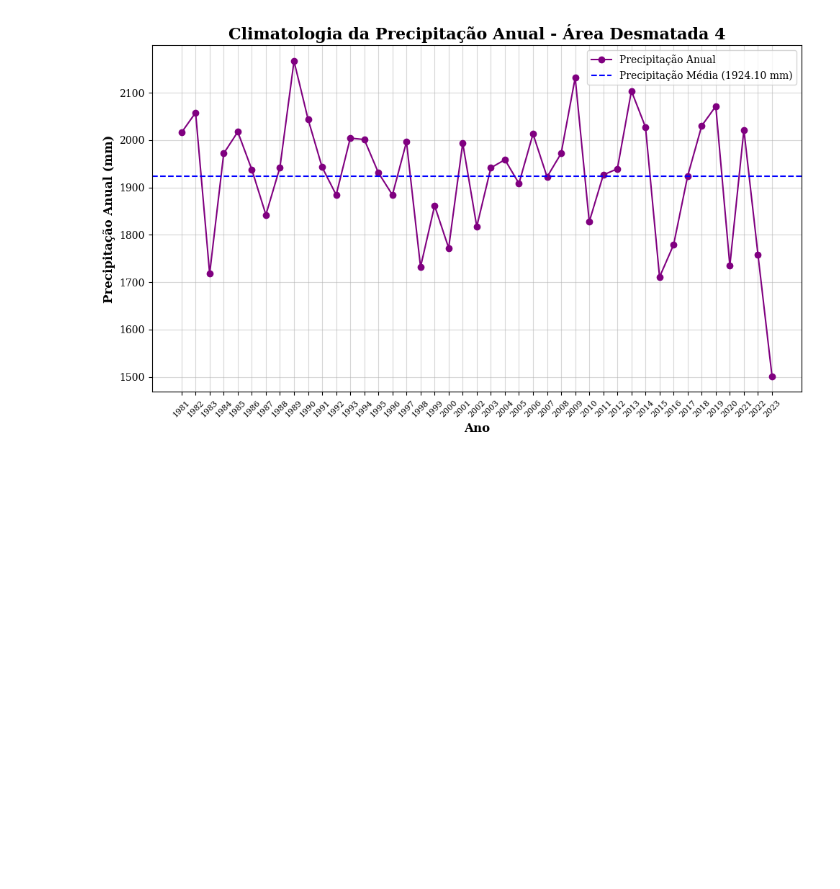
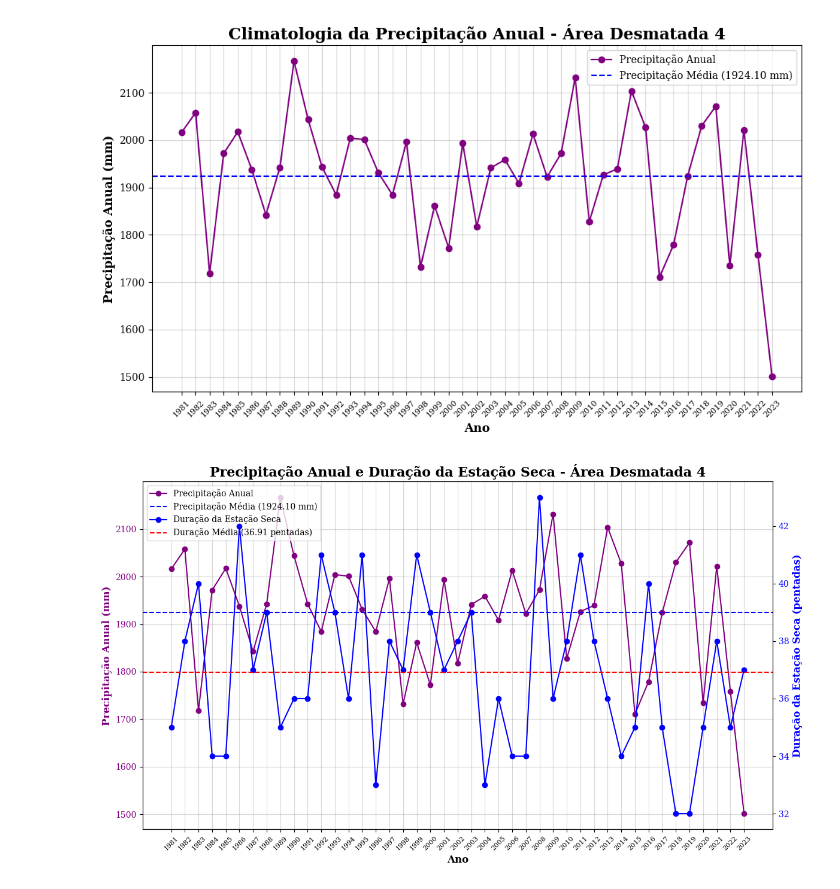
Before and after one commit to TalitaVentura16/calculo_climatologia, a Jupyter notebook: estudoEstacaoSeca/Calculos/estacao_seca_areaDesmatada4.ipynb, the cells around one changed output. Cells and saved outputs as stored; diff of their text form; code cells hidden in the pictures; blank space fills up the shorter version.

```diff
--- a/estudoEstacaoSeca/Calculos/estacao_seca_areaDesmatada4.ipynb
+++ b/estudoEstacaoSeca/Calculos/estacao_seca_areaDesmatada4.ipynb
@@ -461,3 +461,57 @@ def plot_precipitation_trend(precipitation_df):
 plot_precipitation_trend(precipitation_df)
 # %% [output]
 [figure]
+# %%
+import matplotlib.pyplot as plt
+
+# Função para combinar os gráficos de precipitação e duração da estação seca
+def plot_combined_trend(precipitation_df, season_df):
+    # Criar a figura e os eixos
+    fig, ax1 = plt.subplots(figsize=(12, 7))
+
+    # Gráfico da precipitação (eixo esquerdo)
+    ax1.plot(
+        precipitation_df["Ano"], precipitation_df["Total_Precipitação"],
+        label="Precipitação Anual", color='purple', marker='o'
+    )
+    mean_precipitation = precipitation_df["Total_Precipitação"].mean()
+    ax1.axhline(mean_precipitation, color='blue', linestyle='--', label=f"Precipitação Média ({mean_precipitation:.2f} mm)")
+    ax1.set_xlabel("Ano", fontsize=12, fontweight='bold')
+    ax1.set_ylabel("Precipitação Anual (mm)", fontsize=12, fontweight='bold', color='purple')
+    ax1.tick_params(axis='y', labelcolor='purple')
+    ax1.grid(alpha=0.5)
+
+    # Gráfico da duração da estação seca (eixo direito)
+    ax2 = ax1.twinx()
+    ax2.plot(
+        season_df["Ano"], season_df["Duração_Seca"],
+        label="Duração da Estação Seca", color='blue', marker='o'
+    )
+    mean_duration = season_df["Duração_Seca"].mean()
+    ax2.axhline(mean_duration, color='red', linestyle='--', label=f"Duração Média ({mean_duration:.2f} pentadas)")
+    ax2.set_ylabel("Duração da Estação Seca (pentadas)", fontsize=12, fontweight='bold', color='blue')
+    ax2.tick_params(axis='y', labelcolor='blue')
+
+    # Configurar ticks do eixo x para mostrar todos os anos
+    all_years = sorted(precipitation_df["Ano"].unique())  # Listar todos os anos únicos
+    ax1.set_xticks(all_years)  # Definir os anos como ticks no eixo x
+    ax1.set_xticklabels(all_years, rotation=45, fontsize=8)  # Rotacionar os anos para melhor legibilidade
+
+    # Combinar legendas dos dois eixos
+    lines_1, labels_1 = ax1.get_legend_handles_labels()
+    lines_2, labels_2 = ax2.get_legend_handles_labels()
+    ax1.legend(lines_1 + lines_2, labels_1 + labels_2, loc="upper left", fontsize=10)
+
+    # Título do gráfico
+    plt.title("Precipitação Anual e Duração da Estação Seca - Área Desmatada 4", fontsize=16, fontweight='bold')
+
+    # Ajustar layout
+    plt.tight_layout()
+
+    # Mostrar o gráfico
+    plt.show()
+
+# Chamar a função para plotar os gráficos combinados
+plot_combined_trend(precipitation_df, season_df)
+# %% [output]
+[figure, added]
```
Also changed, not shown: parts of 2 cells of this notebook, 3 other files.
